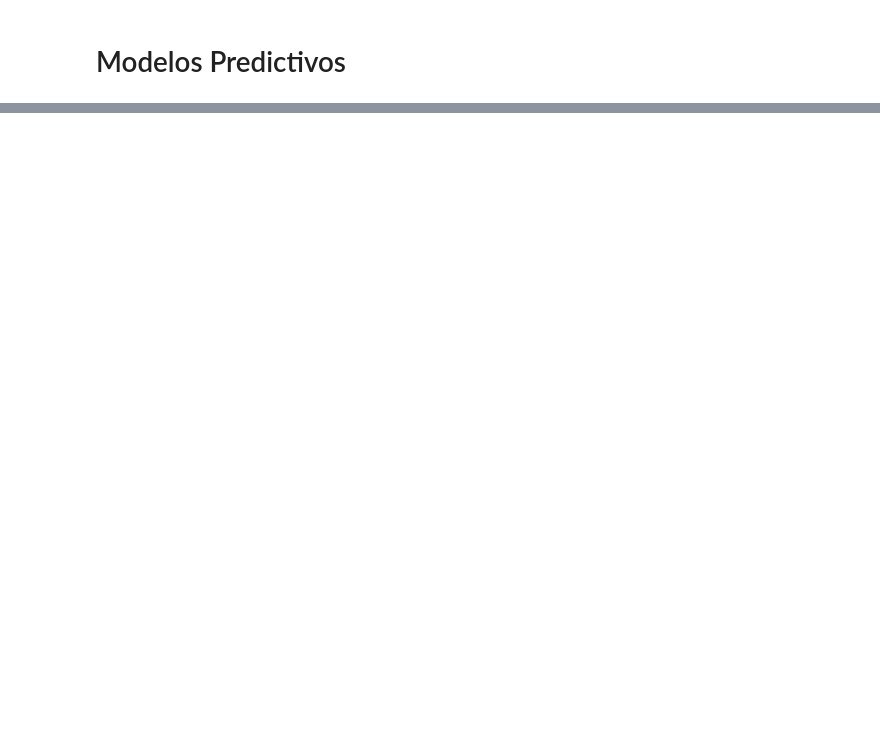
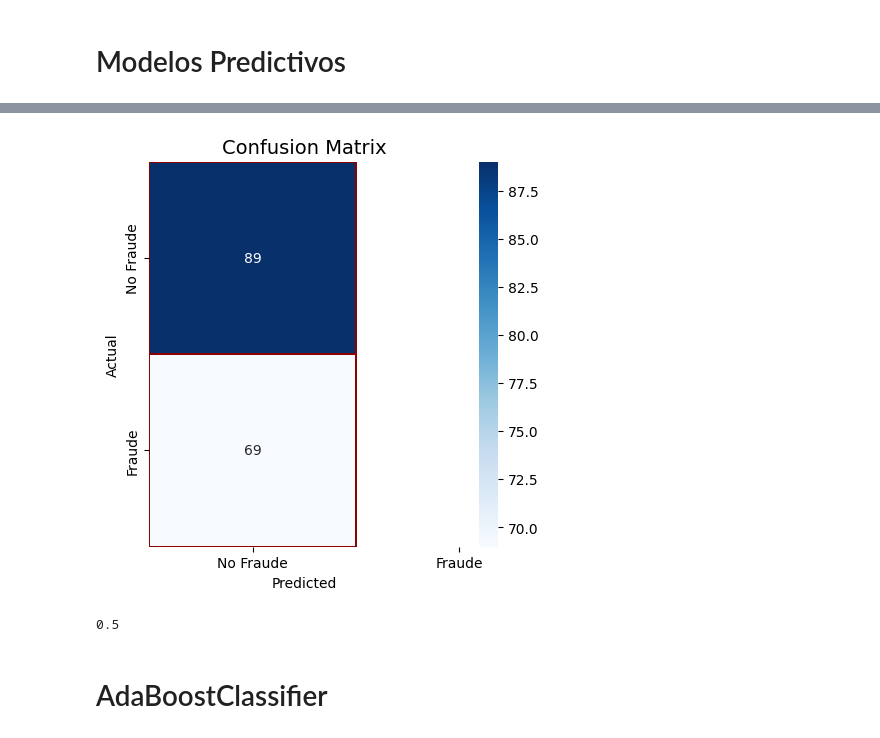
Before and after one commit to MiguelAngelLiera/Fraud_Prediction_w_Python, a Jupyter notebook: fraud_detector.ipynb, the cells around one changed output, grey strips where cells are left out. Cells and saved outputs as stored; diff of their text form; code cells hidden in the pictures; blank space fills up the shorter version.

```diff
--- a/fraud_detector.ipynb
+++ b/fraud_detector.ipynb
@@ -261,0 +354,14 @@ clf = RandomForestClassifier(n_jobs=NO_JOBS,
+# %%
+#from sklearn.neural_network import MLPClassifier
+# clf = MLPClassifier(solver='lbfgs', alpha=1e-5,
+#                     hidden_layer_sizes=(5, 2), class_weight={0: 0.1, 1: 0.9}, random_state=1)
+
+from modelos.MLP import MLP
+
+nn = MLP(train_df[predictors].to_numpy().shape[1])
+# %%
+# Entrenamos el modelo con el conjunto de entrenamiento de características y sus respectivas etiquertas
+weights = {0:1, 1:200}
+history = nn.fit(train_df[predictors].to_numpy(), train_df[target].to_numpy(), class_weight=weights, epochs=100, verbose=0)
+# %%
+preds = nn.predict(valid_df[predictors])
@@ -261,0 +370,3 @@ clf = RandomForestClassifier(n_jobs=NO_JOBS,
+# %%
+import math
+preds = [(lambda x: math.floor(x) if x < 0.5 else math.ceil(x))(x) for x in preds.reshape(preds.shape[0]).tolist()]
@@ -261,0 +391,18 @@ clf = RandomForestClassifier(n_jobs=NO_JOBS,
+# %%
+cm = pd.crosstab(valid_df[target].values, preds, rownames=['Actual'], colnames=['Predicted'])
+fig, (ax1) = plt.subplots(ncols=1, figsize=(5,5))
+sns.heatmap(cm,
+            xticklabels=['No Fraude', 'Fraude'],
+            yticklabels=['No Fraude', 'Fraude'],
+            annot=True,ax=ax1,
+            linewidths=.2,linecolor="Darkred", cmap="Blues")
+plt.title('Confusion Matrix', fontsize=14)
+plt.show()
+# %% [output]
+[figure, added]
+# %%
+roc_auc_score(valid_df[target].values, preds)
+# %% [output]
+0.5
+# %% [markdown]
+# AdaBoostClassifier
```
Also changed, not shown: parts of 51 cells of this notebook, 6 other files.
